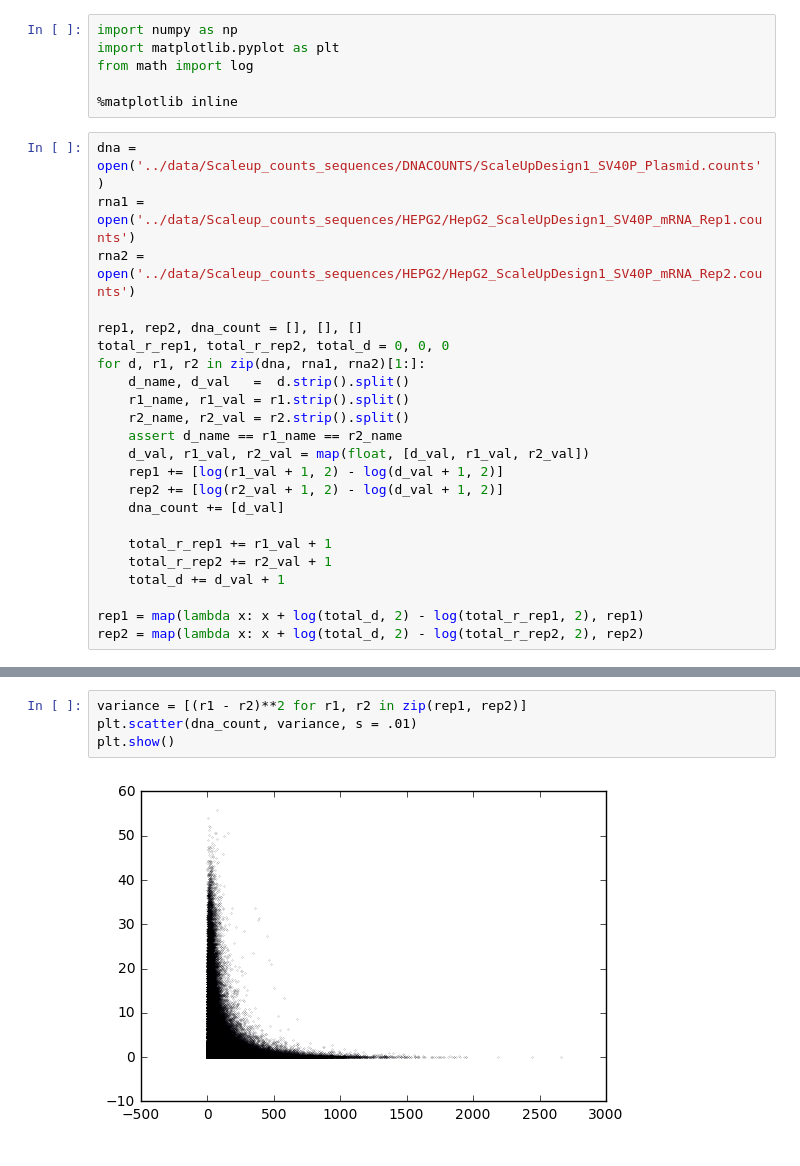
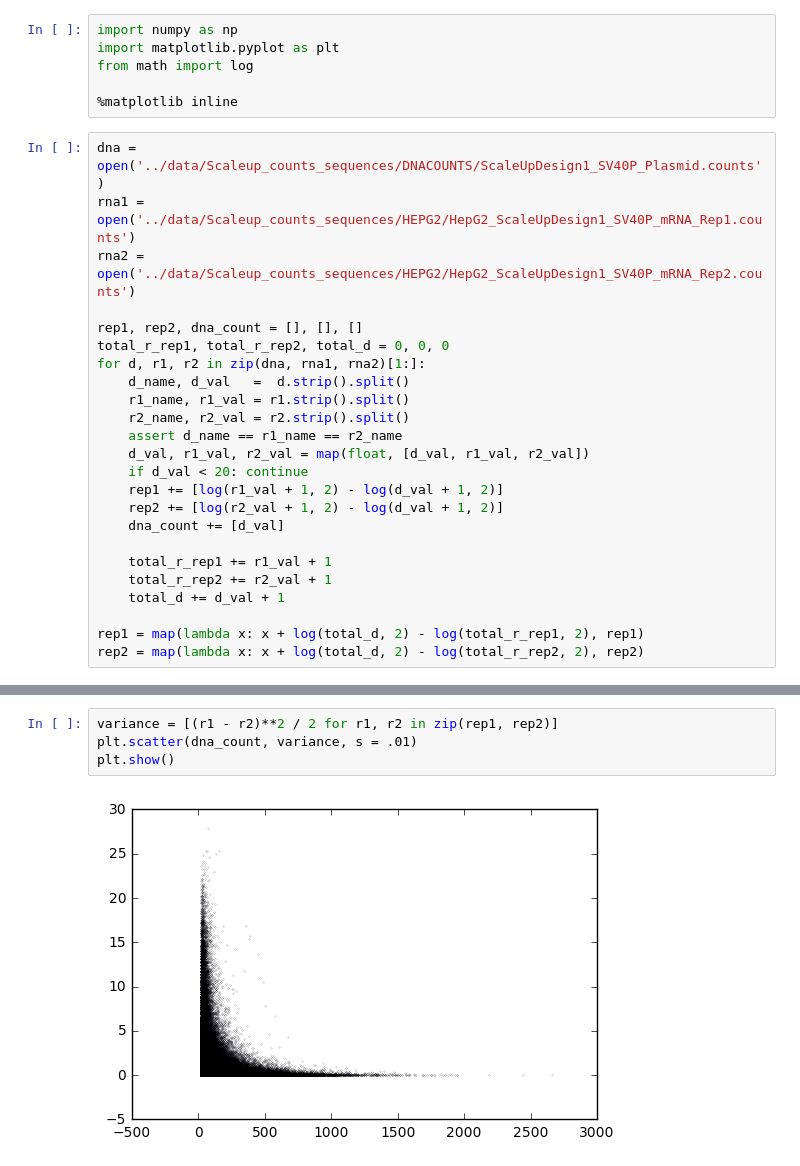
Before and after one commit to irvhsu/cs273b-project, a Jupyter notebook: notebooks/variance_v_dna.ipynb, the cells around one changed output, grey strips where cells are left out. Cells and saved outputs as stored; diff of their text form.

```diff
--- a/notebooks/variance_v_dna.ipynb
+++ b/notebooks/variance_v_dna.ipynb
@@ -17,6 +25,7 @@ for d, r1, r2 in zip(dna, rna1, rna2)[1:]:
     r2_name, r2_val = r2.strip().split()
     assert d_name == r1_name == r2_name
     d_val, r1_val, r2_val = map(float, [d_val, r1_val, r2_val])
+    if d_val < 20: continue
     rep1 += [log(r1_val + 1, 2) - log(d_val + 1, 2)]
     rep2 += [log(r2_val + 1, 2) - log(d_val + 1, 2)]
     dna_count += [d_val]
@@ -35,6 +44,6 @@ plt.show()
 # %%
-variance = [(r1 - r2)**2 for r1, r2 in zip(rep1, rep2)]
+variance = [(r1 - r2)**2 / 2 for r1, r2 in zip(rep1, rep2)]
 plt.scatter(dna_count, variance, s = .01)
 plt.show()
 # %% [output]
-[figure, old version]
+[figure, new version]
```
Also changed, not shown: parts of 4 cells of this notebook.
